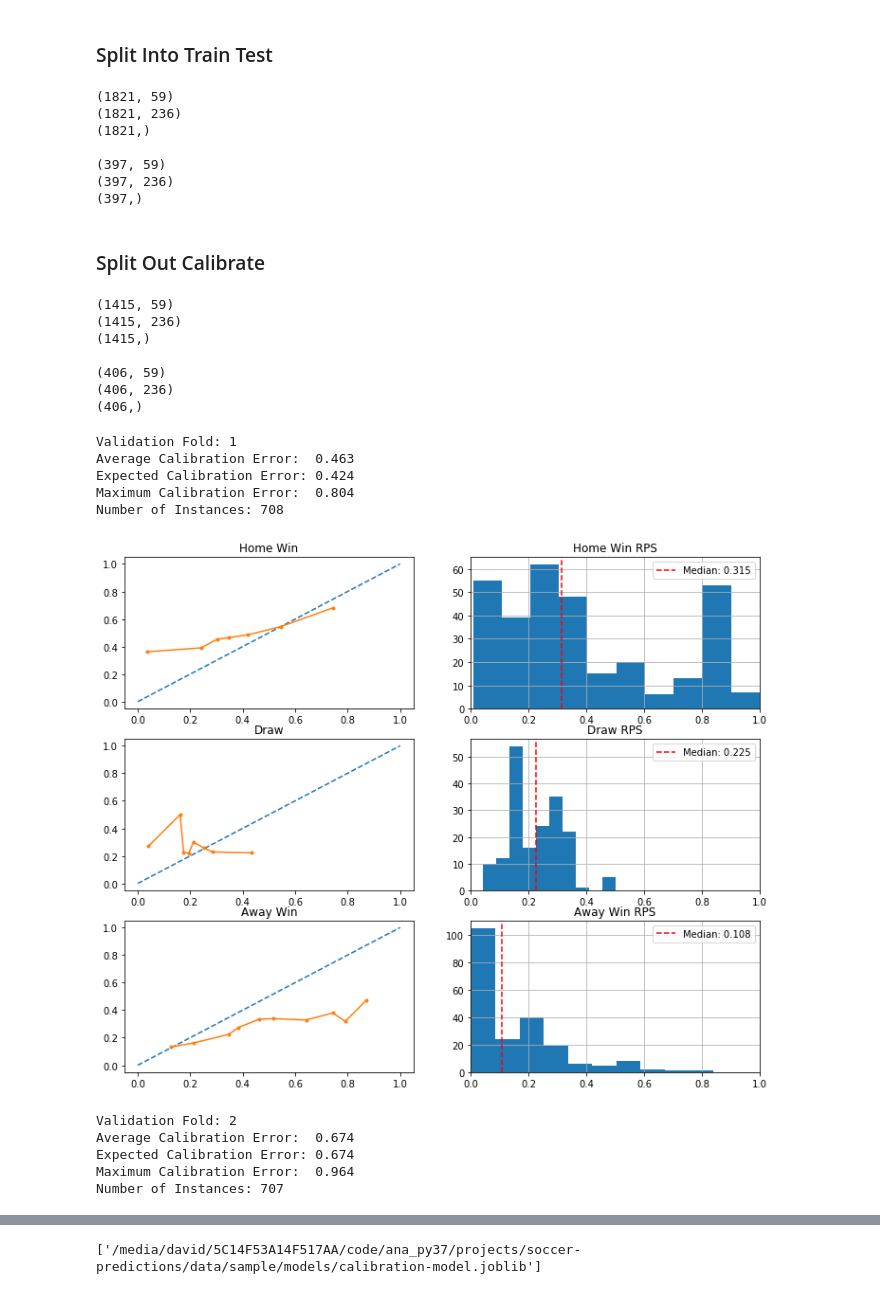
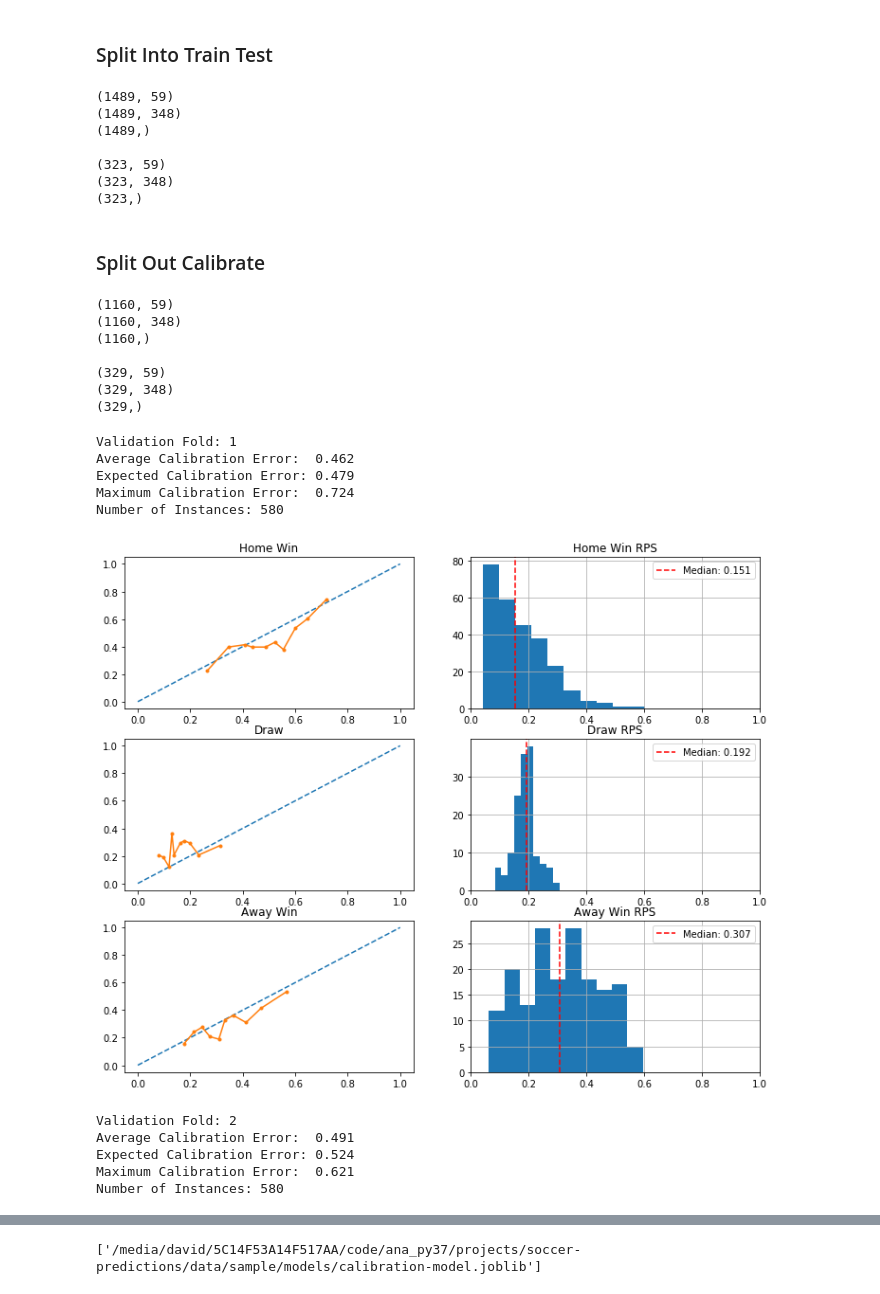
Before and after one commit to DMacGillivray/soccer-predictions, a Jupyter notebook: notebooks/0005.0000e Modeling Strategy e.ipynb, the cells around one changed output, grey strips where cells are left out. Cells and saved outputs as stored; diff of their text form; code cells hidden in the pictures.

```diff
--- a/notebooks/0005.0000e Modeling Strategy e.ipynb
+++ b/notebooks/0005.0000e Modeling Strategy e.ipynb
@@ -151,7 +151,7 @@ We can either drop all games where the teams have not played, or we can impute
 
 This is quite a big notebook, so for the sake of brevity we will drop all games unless each team has played n previous games
 # %%
-n_back=4
+n_back=6
 df_cut = cut_historical_games(df_select_features, n_back=n_back, drop_all_nan_rows=True, how='any')
 df_cut.head()
 # %% [output]
@@ -312,13 +312,13 @@ print(meta_held_out_test.shape)
 print(X_held_out_test.shape)
 print(y_held_out_test.shape)
 # %% [output]
-(1821, 59)
-(1821, 236)
-(1821,)
+(1489, 59)
+(1489, 348)
+(1489,)
 
-(397, 59)
-(397, 236)
-(397,)
+(323, 59)
+(323, 348)
+(323,)
 # %% [markdown]
 ### Split Out Calibrate
 # %%
@@ -344,13 +344,13 @@ print(meta_cal.shape)
 print(X_cal.shape)
 print(y_cal.shape)
 # %% [output]
-(1415, 59)
-(1415, 236)
-(1415,)
+(1160, 59)
+(1160, 348)
+(1160,)
 
-(406, 59)
-(406, 236)
-(406,)
+(329, 59)
+(329, 348)
+(329,)
 # %%
 from skoot.preprocessing import SelectiveMinMaxScaler
 from sklearn.model_selection import StratifiedKFold
@@ -391,7 +391,7 @@ import mord as m
 # clf = MLPClassifier()
 # clf = QuadraticDiscriminantAnalysis(priors=[0.45, 0.275, 0.275])
 # clf = QuadraticDiscriminantAnalysis()
-clf = KNeighborsClassifier(n_neighbors=18, weights='distance', algorithm='brute',) # good !!
+clf = KNeighborsClassifier(n_neighbors=10, weights='distance', algorithm='brute',) # good !!
 # clf = GaussianProcessClassifier()
 # clf = DecisionTreeClassifier()
 # clf = LogisticRegression(max_iter=1000)
@@ -439,41 +439,41 @@ def run_fit_validate(X, y, X_cal, y_cal, meta_train_val, skf, clf, sig_clf):
         validate_preds_df = pd.DataFrame(sig_validate_preds, columns = clf.classes_, index = meta_validate.index)
 
         df_validate = pd.concat([meta_validate, X_validate, validate_preds_df], sort=False, axis=1)
         df_validate = insert_rps(df_validate)
         df_validate = insert_rps(df_validate,
                                  prob_cols=['implied_hwin', 'implied_draw', 'implied_awin'],
                                  return_col_prefix='bookie')
         df_validate = insert_rps(df_validate,
                                  prob_cols=['base_hwin_prob', 'base_draw_prob', 'base_awin_prob'],
                                  return_col_prefix='baseline')
 
 
         df_validate['pred_class'] = df_validate[[1,2, 3]].idxmax(axis=1)
         df_validate['pred_result'] = df_validate['pred_class'].map({1:'hwin', 2: 'draw', 3: 'awin'})
         #bal_acc_scores.append(balanced_accuracy_score(df_validate['result'], df_validate['pred_result'], adjusted=True))
 
 
         df_validate['n_fold'] = n
         n += 1
 
         validate_dfs.append(df_validate)
     for df in validate_dfs:
         print(f"Validation Fold: {df['n_fold'].unique()[0]+1}")
         get_model_diagnosis(df, add_baseline=True)
         plt.show();
         print()
 
-sig_clf = CalibratedClassifierCV(clf, method="isotonic", cv="prefit")
+sig_clf = CalibratedClassifierCV(clf, method="sigmoid", cv="prefit")
 run_fit_validate(X_train_val, y_train_val, X_cal, y_cal, meta_train_val, skf, clf, sig_clf)
 # %% [output]
 Validation Fold: 1
-Average Calibration Error:  0.463
-Expected Calibration Error: 0.424
-Maximum Calibration Error:  0.804
-Number of Instances: 708
+Average Calibration Error:  0.462
+Expected Calibration Error: 0.479
+Maximum Calibration Error:  0.724
+Number of Instances: 580
-[figure, old version]
+[figure, new version]
 Validation Fold: 2
-Average Calibration Error:  0.674
-Expected Calibration Error: 0.674
-Maximum Calibration Error:  0.964
-Number of Instances: 707
+Average Calibration Error:  0.491
+Expected Calibration Error: 0.524
+Maximum Calibration Error:  0.621
+Number of Instances: 580
```
Also changed, not shown: parts of 34 cells of this notebook.
